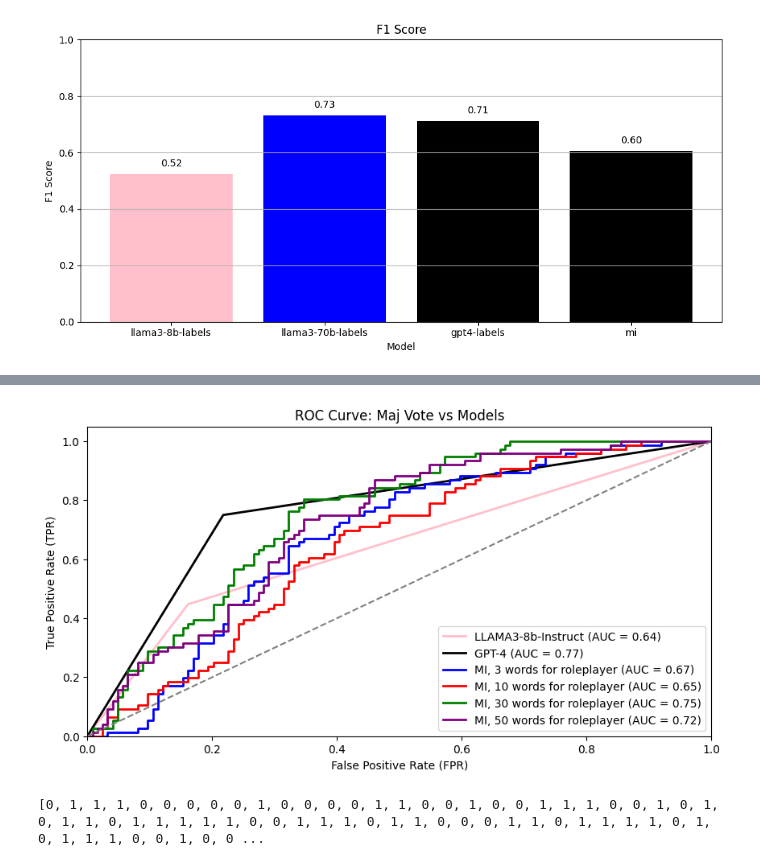
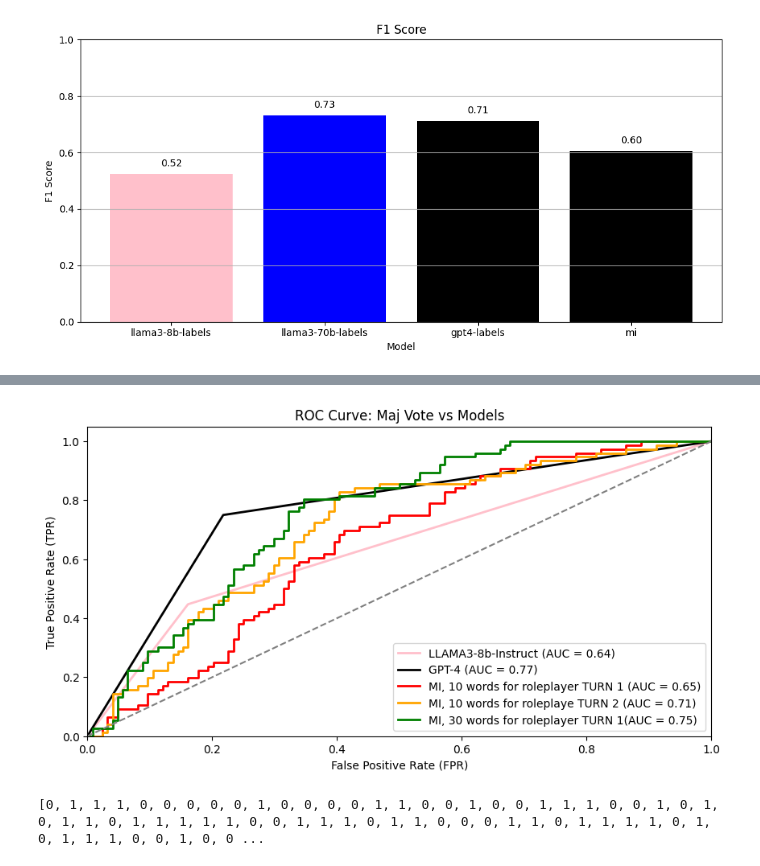
Before and after one commit to janphilippfranken/star-gate-human-eval, a Jupyter notebook: experiments/v1_conversation/test.ipynb, the cells around one changed output, grey strips where cells are left out. Saved outputs shown, nothing was run; the diff lists cells and outputs as text; code cells hidden in the pictures.

```diff
--- a/experiments/v1_conversation/test.ipynb
+++ b/experiments/v1_conversation/test.ipynb
@@ -34,16 +34,18 @@ def compute_roc_auc(y_true, y_scores):
     roc_auc = roc_auc_score(y_true, y_scores)
     return fpr, tpr, roc_auc
 # %%
-three_words = json.load(open("data/expected_info_gain/3_words.json", "r"))
+three_words = json.load(open("data/expected_info_gain/debug/3_words.json", "r"))
 three_words = [v["question_performances"][0] for v in three_words.values()]
-ten_words = json.load(open("data/expected_info_gain/10_words.json", "r"))
+ten_words = json.load(open("data/expected_info_gain/debug/10_words.json", "r"))
 ten_words = [v["question_performances"][0] for v in ten_words.values()]
-thirty_words = json.load(open("data/expected_info_gain/30_words.json", "r"))
+thirty_words = json.load(open("data/expected_info_gain/debug/30_words.json", "r"))
 thirty_words = [v["question_performances"][0] for v in thirty_words.values()]
-fifty_words = json.load(open("data/expected_info_gain/50_words.json", "r"))
+fifty_words = json.load(open("data/expected_info_gain/debug/50_words.json", "r"))
 fifty_words = [v["question_performances"][0] for v in fifty_words.values()]
 
-
+ten_words_turn_2 = json.load(open("data/expected_info_gain/10_words_turn_2.json", "r"))["average_eig_across_users"]
+ten_words_turn_2 = [ten_words_turn_2[i] for i in range(0, len(ten_words_turn_2), 2)]
+print(ten_words_turn_2)
 llama_labels = json.load(open("data/labels/llama_0_200_answer_first.json", "r"))
 llama_70_labels = json.load(open("data/labels/llama_70b_0_200_question.json", "r"))
 gpt4_labels = json.load(open("data/labels/gpt4_0_200_answer_first.json", "r"))["label"]
@@ -175,34 +175,38 @@ plt.show()
 # %%
 # Compute ROC curves f
 fpr_llama, tpr_llama, roc_auc_llama = compute_roc_auc(maj_vote, llama_labels)
 fpr_gpt4, tpr_gpt4, roc_auc_gpt4 = compute_roc_auc(maj_vote, gpt4_labels)
 
 fpr_mi_3, tpr_mi_3, roc_auc_mi_3 = compute_roc_auc(maj_vote, three_words)
 fpr_mi_10, tpr_mi_10, roc_auc_mi_10 = compute_roc_auc(maj_vote, ten_words)
 fpr_mi_30, tpr_mi_30, roc_auc_mi_30 = compute_roc_auc(maj_vote, thirty_words)
 fpr_mi_50, tpr_mi_50, roc_auc_mi_50 = compute_roc_auc(maj_vote, fifty_words)
 
+fpr_mi_10_turn_2, tpr_mi_10_turn_2, roc_auc_mi_10_turn_2 = compute_roc_auc(maj_vote, ten_words_turn_2)
+
 plt.figure(figsize=(10, 5))
 plt.plot(fpr_llama, tpr_llama, color='pink', lw=2, label=f'LLAMA3-8b-Instruct (AUC = {roc_auc_llama:.2f})')
 plt.plot(fpr_gpt4, tpr_gpt4, color='black', lw=2, label=f'GPT-4 (AUC = {roc_auc_gpt4:.2f})')
 
-plt.plot(fpr_mi_3, tpr_mi_3, color='blue', lw=2, label=f'MI, 3 words for roleplayer (AUC = {roc_auc_mi_3:.2f})')
-plt.plot(fpr_mi_10, tpr_mi_10, color='red', lw=2, label=f'MI, 10 words for roleplayer (AUC = {roc_auc_mi_10:.2f})')
-plt.plot(fpr_mi_30, tpr_mi_30, color='green', lw=2, label=f'MI, 30 words for roleplayer (AUC = {roc_auc_mi_30:.2f})')
-plt.plot(fpr_mi_50, tpr_mi_50, color='purple', lw=2, label=f'MI, 50 words for roleplayer (AUC = {roc_auc_mi_50:.2f})')
+# plt.plot(fpr_mi_3, tpr_mi_3, color='blue', lw=2, label=f'MI, 3 words for roleplayer (AUC = {roc_auc_mi_3:.2f})')
+plt.plot(fpr_mi_10, tpr_mi_10, color='red', lw=2, label=f'MI, 10 words for roleplayer TURN 1 (AUC = {roc_auc_mi_10:.2f})')
+# plt.plot(fpr_mi_50, tpr_mi_50, color='purple', lw=2, label=f'MI, 50 words for roleplayer (AUC = {roc_auc_mi_50:.2f})')
+plt.plot(fpr_mi_10_turn_2, tpr_mi_10_turn_2, color='orange', lw=2, label=f'MI, 10 words for roleplaye TURN 2 (AUC = {roc_auc_mi_10_turn_2:.2f})')
+
+plt.plot(fpr_mi_30, tpr_mi_30, color='green', lw=2, label=f'MI, 30 words for roleplayer TURN 1(AUC = {roc_auc_mi_30:.2f})')
 
 plt.plot([0, 1], [0, 1], color='gray', linestyle='--')
 plt.xlim([0.0, 1.0])
 plt.ylim([0.0, 1.05])
 plt.xlabel('False Positive Rate (FPR)')
 plt.ylabel('True Positive Rate (TPR)')
 plt.title('ROC Curve: Maj Vote vs Models')
 plt.legend(loc="lower right")
 plt.show()
 
 # 'pink', 'blue', 'black', 'pink', 'blue'
 # %% [output]
-[figure, old version]
+[figure, new version]
 # %%
 # Load behavior data
 
```
Also changed, not shown: parts of 3 cells of this notebook, 17 other files.
